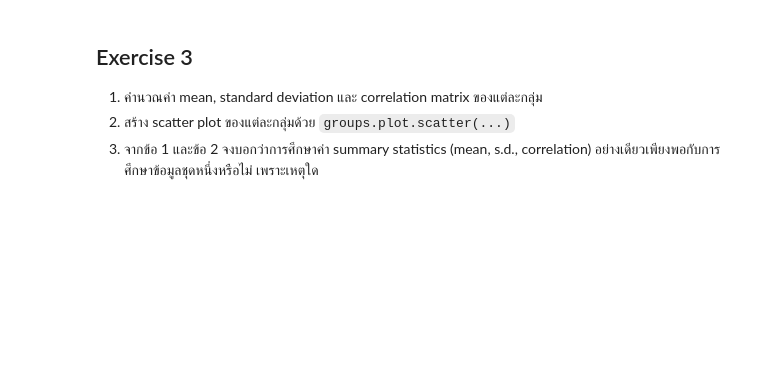
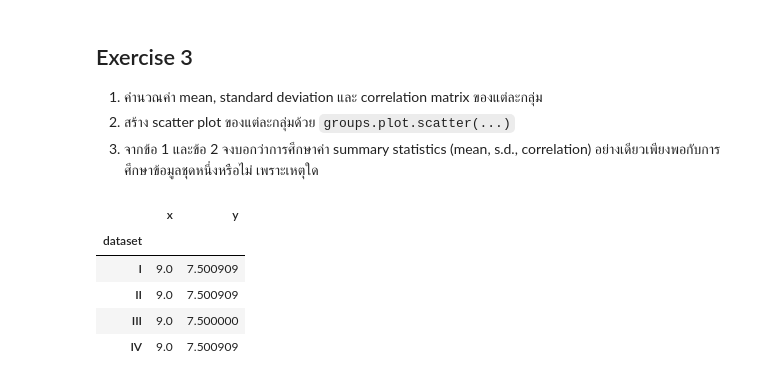
Before and after one commit to Natanon-k/229351, a Jupyter notebook: 229351-LAB01.ipynb, the cells around one changed output. Saved outputs shown, nothing was run; the diff lists cells and outputs as text; code cells hidden in the pictures; blank space fills up the shorter version.

```diff
--- a/229351-LAB01.ipynb
+++ b/229351-LAB01.ipynb
@@ -280,3 +316,12 @@ groups.max()
 1. คำนวณค่า mean, standard deviation และ correlation matrix ของแต่ละกลุ่ม
 2. สร้าง scatter plot ของแต่ละกลุ่มด้วย `groups.plot.scatter(...)`
 3. จากข้อ 1 และข้อ 2 จงบอกว่าการศึกษาค่า summary statistics (mean, s.d., correlation) อย่างเดียวเพียงพอกับการศึกษาข้อมูลชุดหนึ่งหรือไม่ เพราะเหตุใด
+# %%
+groups.mean()
+# %% [output]
+|  | x | y |
+| dataset |  |  |
+| I | 9.0 | 7.500909 |
+| II | 9.0 | 7.500909 |
+| III | 9.0 | 7.500000 |
+| IV | 9.0 | 7.500909 |
```
Also changed, not shown: parts of 8 cells of this notebook.
